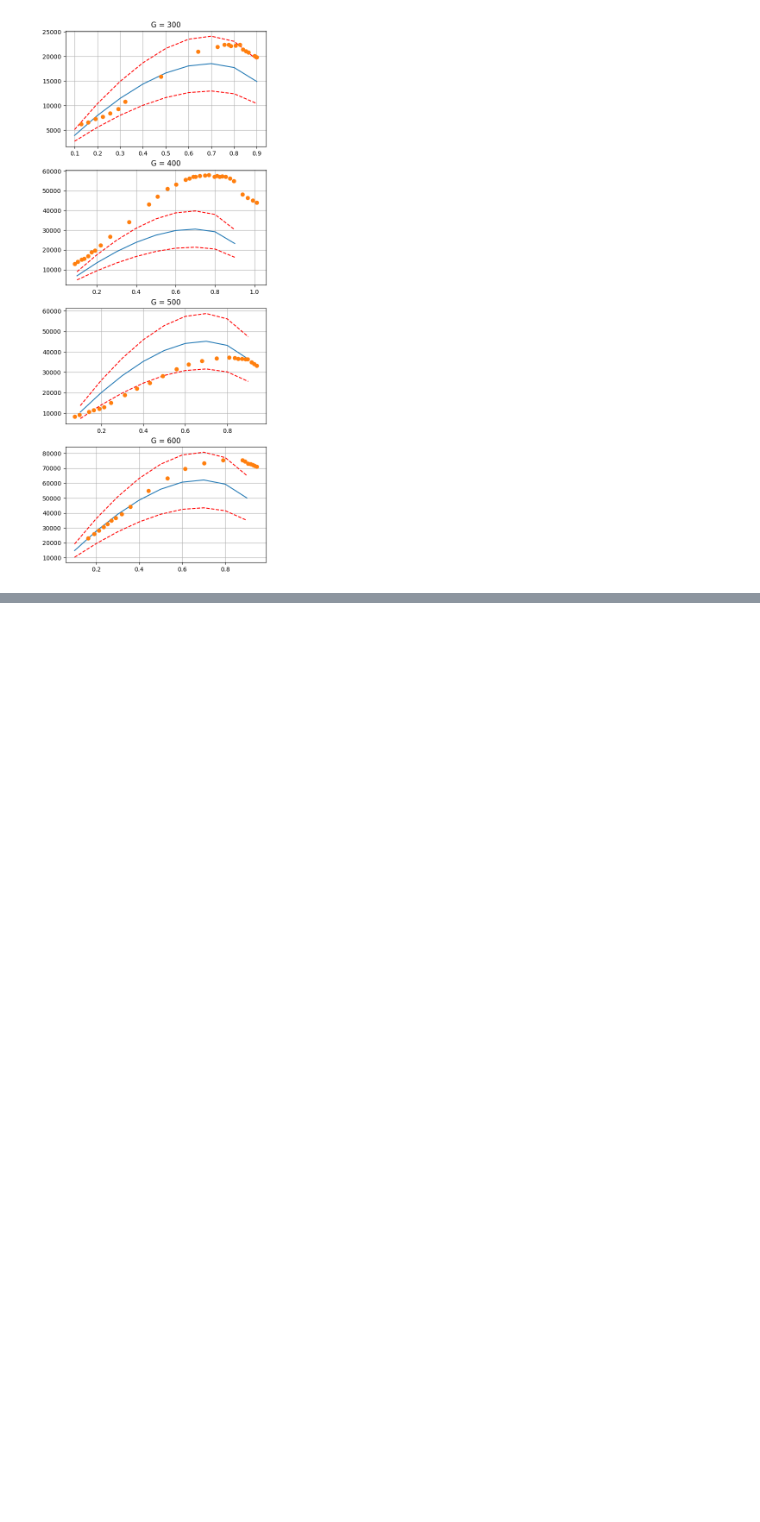
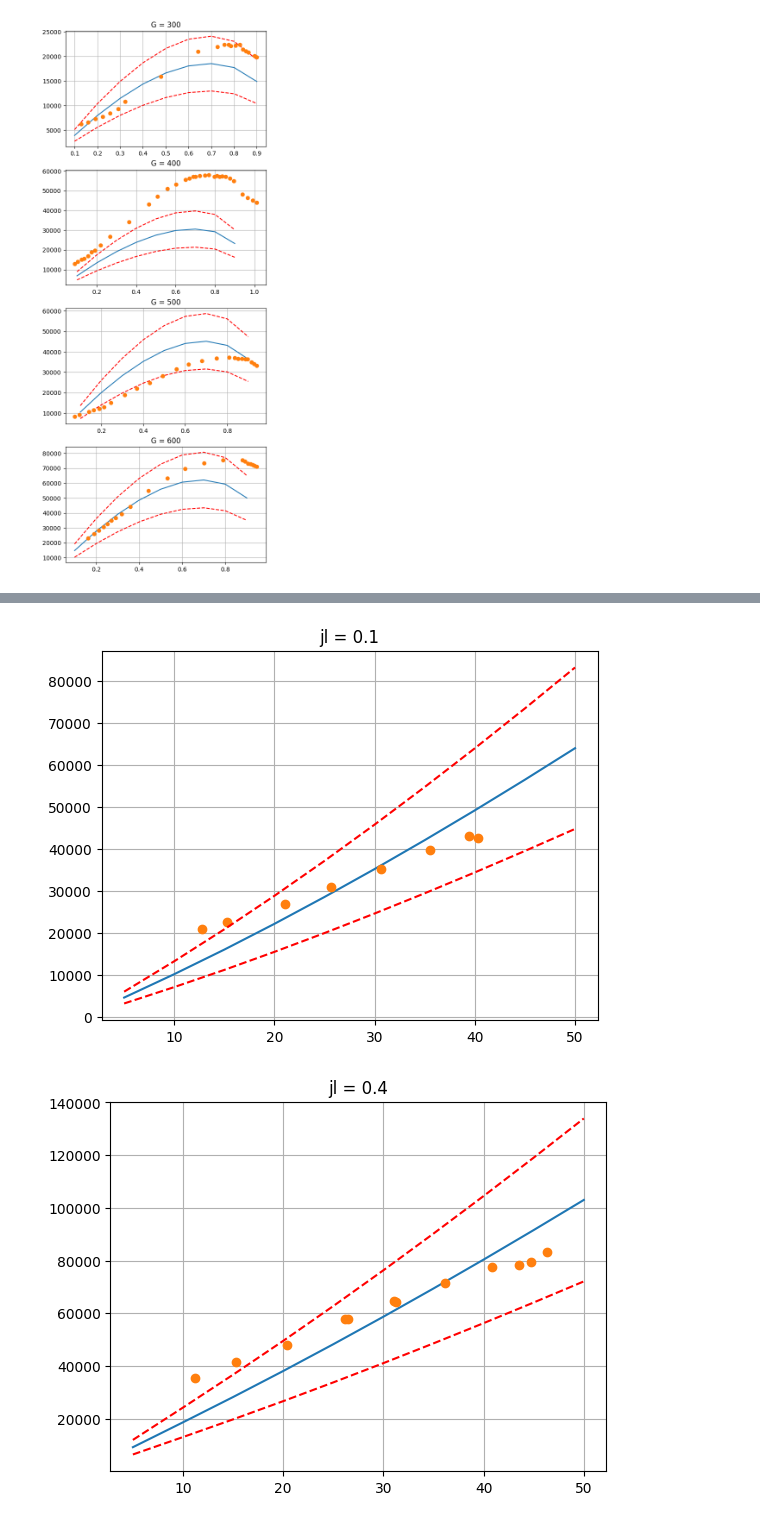
Before and after one commit to KeTeR111/NIR, a Jupyter notebook: main_class.ipynb, the cells around one changed output, grey strips where cells are left out. Saved outputs shown, nothing was run; the diff lists cells and outputs as text; code cells hidden in the pictures; blank space fills up the shorter version.

```diff
--- a/main_class.ipynb
+++ b/main_class.ipynb
@@ -38,8 +38,8 @@ research_2 = {
     'Liquid viscosity': 1420 * 10**(-6),
     'Gas density': 2.3,
     'Gas viscosity': 7.7 * 10**(-6),
-    'Liquid velocity': np.array([0.1, 0.5, 0.8]),
-    'Gas velocity': np.array([i for i in range(5, 26, 5)])
+    'Liquid velocity': np.array([0.1, 0.4, 0.8]),
+    'Gas velocity': np.array([i for i in range(5, 51, 5)])
 
     }
 # %% [markdown]
@@ -86,0 +107,11 @@ for i in range(len(calculated_data)):
+# %%
+exp_Nitrogen02_path = Path("/Users/andrey/Desktop/NIR/Datasets/Nitrogen_Water_02")
+# %%
+exp_Nitrogen02 = []
+for file_path in exp_Nitrogen02_path.rglob('*'):
+    if file_path.is_file():
+        try:
+            exp_Nitrogen02.append(pd.read_csv(file_path, sep='\t', decimal='.'))
+        except Exception as e:
+            print(f"Ошибка: {e}")
+exp_Nitrogen02[0]
@@ -86,0 +128,13 @@ for i in range(len(calculated_data)):
+# %%
+df = pd.DataFrame(second_experimental_setup.calculate(), columns=['jg', 'jl', 'B', 'dpdz', 'substance', 'Re liquid', 'Re gas'])
+for idx, jl in enumerate(df['jl'].unique()):
+    plt.plot(df[df['jl'] == jl]['jg'], df[df['jl'] == jl]['dpdz'])
+    plt.plot(exp_Nitrogen02[idx]['X'], exp_Nitrogen02[idx]['Y'] * 1000, marker='o', linestyle='')
+    plt.plot(df[df['jl'] == jl]['jg'], 0.7 * df[df['jl'] == jl]['dpdz'], color='red', linestyle='--')
+    plt.plot(df[df['jl'] == jl]['jg'], 1.3 * df[df['jl'] == jl]['dpdz'], color='red', linestyle='--')
+    plt.title(f'jl = {jl}')
+    plt.grid()
+    plt.show()
+# %% [output]
+[figure, added]
+[figure, added]
```
Also changed, not shown: parts of 4 cells of this notebook, 5 other files.
